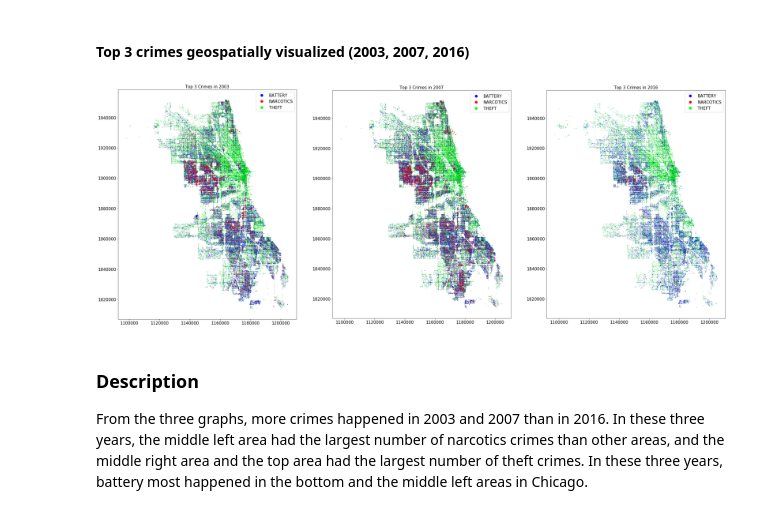
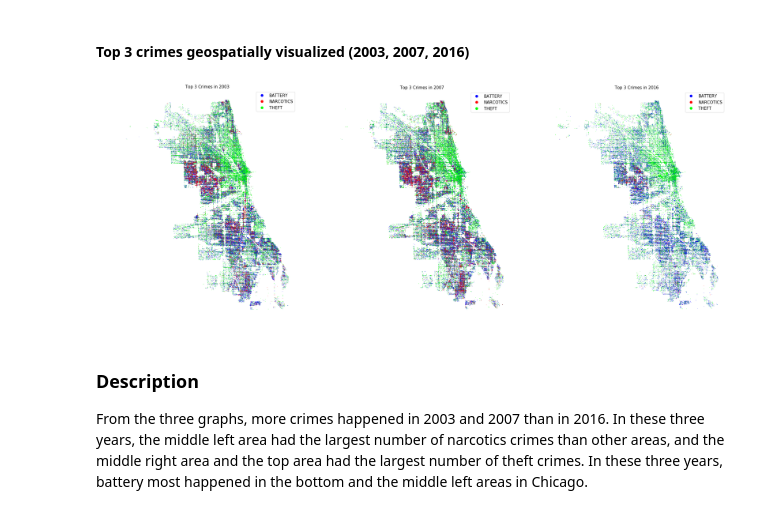
Before and after one commit to nschenone/Crime_Analysis_in_Chicago, a Jupyter notebook: COGS_108_Final_Project.ipynb, the cells around one changed output. Drawn from its saved outputs; the diff is of its cells as text; code cells hidden in the pictures.

```diff
--- a/COGS_108_Final_Project.ipynb
+++ b/COGS_108_Final_Project.ipynb
@@ -412,36 +423,36 @@ from shapely.geometry import Point, Polygon
 # %%
 crs={'init':'epsg:4326'}
 axs={}
 
 # zip the Longtitude and Latitude together. Each point represents a row in Data frame
 Geo_2003 = [Point(xy) for xy in zip (df_2003["X Coordinate"], df_2003["Y Coordinate"])]
 Geo_2007 = [Point(xy) for xy in zip (df_2007["X Coordinate"], df_2007["Y Coordinate"])]
 Geo_2016 = [Point(xy) for xy in zip (df_2016["X Coordinate"], df_2016["Y Coordinate"])]
 
 crime_types = ["THEFT", "BATTERY", "NARCOTICS"]
 
 Geo_df_2003 = gpd.GeoDataFrame(df_2003, crs=crs, geometry=Geo_2003)
 Geo_df_2003_top_3 = Geo_df_2003[Geo_df_2003['Primary Type'].isin(crime_types)]
 
 Geo_df_2007 = gpd.GeoDataFrame(df_2007, crs=crs, geometry=Geo_2007)
 Geo_df_2007_top_3 = Geo_df_2007[Geo_df_2007['Primary Type'].isin(crime_types)]
 
 Geo_df_2016 = gpd.GeoDataFrame(df_2016, crs=crs, geometry=Geo_2016)
 Geo_df_2016_top_3 = Geo_df_2016[Geo_df_2016['Primary Type'].isin(crime_types)]
 
 plt.rcParams['figure.figsize'] = (40, 20) #increase figure size
 fig,axs = plt.subplots(1,3)
 
-Geo_df_2003_top_3.plot(ax=axs[0],markersize=0.1, column='Primary Type', legend=True, cmap='brg');
-Geo_df_2007_top_3.plot(ax=axs[1],markersize=0.1, column='Primary Type', legend=True, cmap='brg');
-Geo_df_2016_top_3.plot(ax=axs[2],markersize=0.1, column='Primary Type', legend=True, cmap='brg');
+Geo_df_2003_top_3.plot(ax=axs[0],markersize=0.1, column='Primary Type', legend=True, cmap='brg').set_axis_off();
+Geo_df_2007_top_3.plot(ax=axs[1],markersize=0.1, column='Primary Type', legend=True, cmap='brg').set_axis_off();
+Geo_df_2016_top_3.plot(ax=axs[2],markersize=0.1, column='Primary Type', legend=True, cmap='brg').set_axis_off();
 
 #ax.set_title('Crimes happened in Chicago in 2003')
 axs[0].set_title('Top 3 Crimes in 2003');
 axs[1].set_title('Top 3 Crimes in 2007');
 axs[2].set_title('Top 3 Crimes in 2016');
 # %% [output]
-[figure, old version]
+[figure, new version]
 # %% [markdown]
 ### Description
 From the three graphs, more crimes happened in 2003 and 2007 than in 2016. In these three years, the middle left area had the largest number of narcotics crimes than other areas, and the middle right area and the top area had the largest number of theft crimes. In these three years, battery most happened in the bottom and the middle left areas in Chicago.
```
Also changed, not shown: parts of 1 cell of this notebook.
